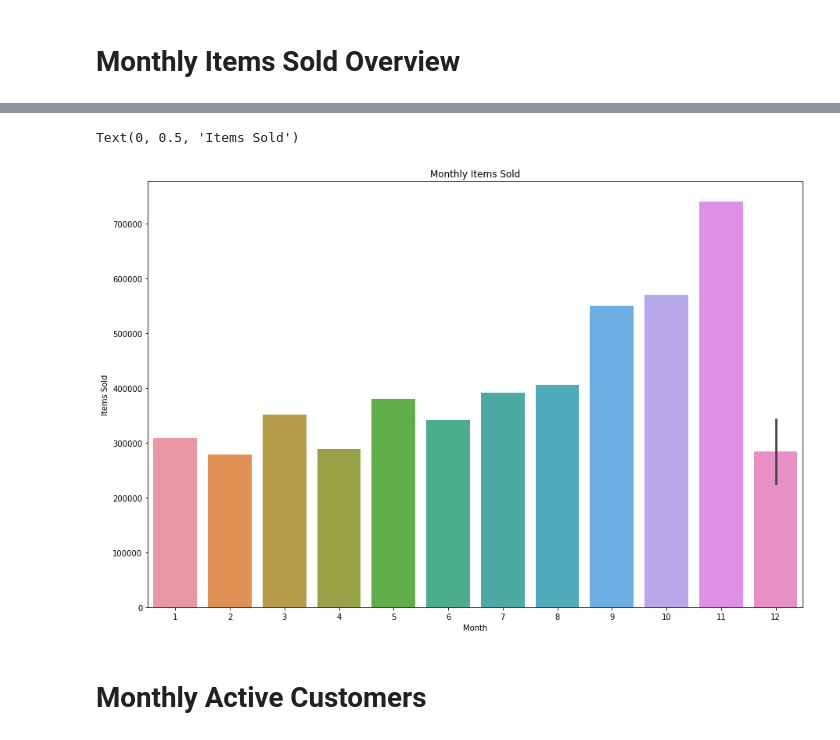
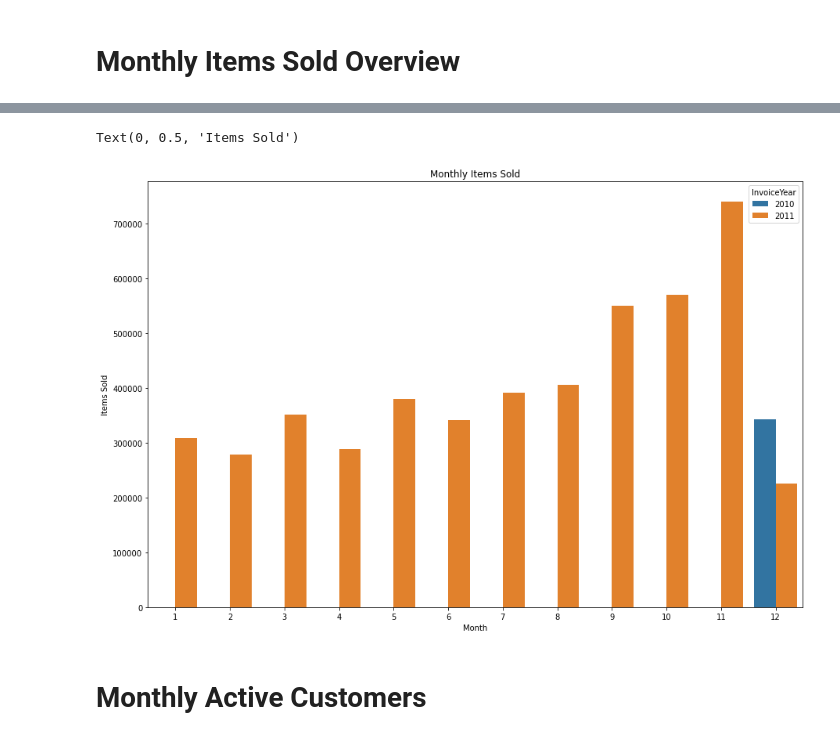
Before and after one commit to tmucho/Africa-Data-School, a Jupyter notebook: Retail Analysis/Retail_Customer_Analysis.ipynb, the cells around one changed output, grey strips where cells are left out. Cells and saved outputs as stored; diff of their text form; code cells hidden in the pictures.

```diff
--- a/Retail Analysis/Retail_Customer_Analysis.ipynb
+++ b/Retail Analysis/Retail_Customer_Analysis.ipynb
@@ -200,13 +250,11 @@ Name: InvoiceDay, dtype: int64
 # %%
-# Monthly Items Sold Overview
-df_quantity=df.groupby(["InvoiceMonth", "InvoiceYear"])["Quantity"].sum().reset_index()
 plt.figure(figsize=(15,10))
-sns.barplot(x="InvoiceMonth", y="Quantity", data=df_quantity)
+sns.barplot(x="InvoiceMonth", y="Quantity", hue="InvoiceYear",data=df_quantity)
 plt.title("Monthly Items Sold")
 plt.xlabel("Month")
 plt.ylabel("Items Sold")
 # %% [output]
 Text(0, 0.5, 'Items Sold')
-[figure, old version]
+[figure, new version]
 # %% [markdown]
 # Monthly Active Customers
```
Also changed, not shown: parts of 16 cells of this notebook, 8 other files.
